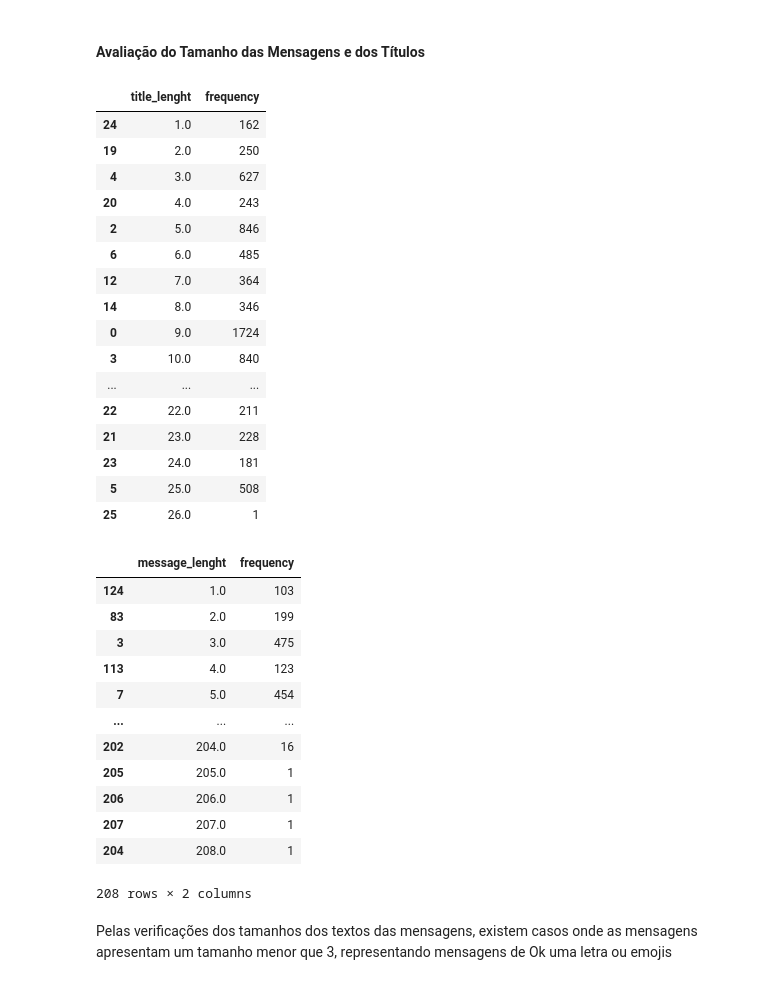
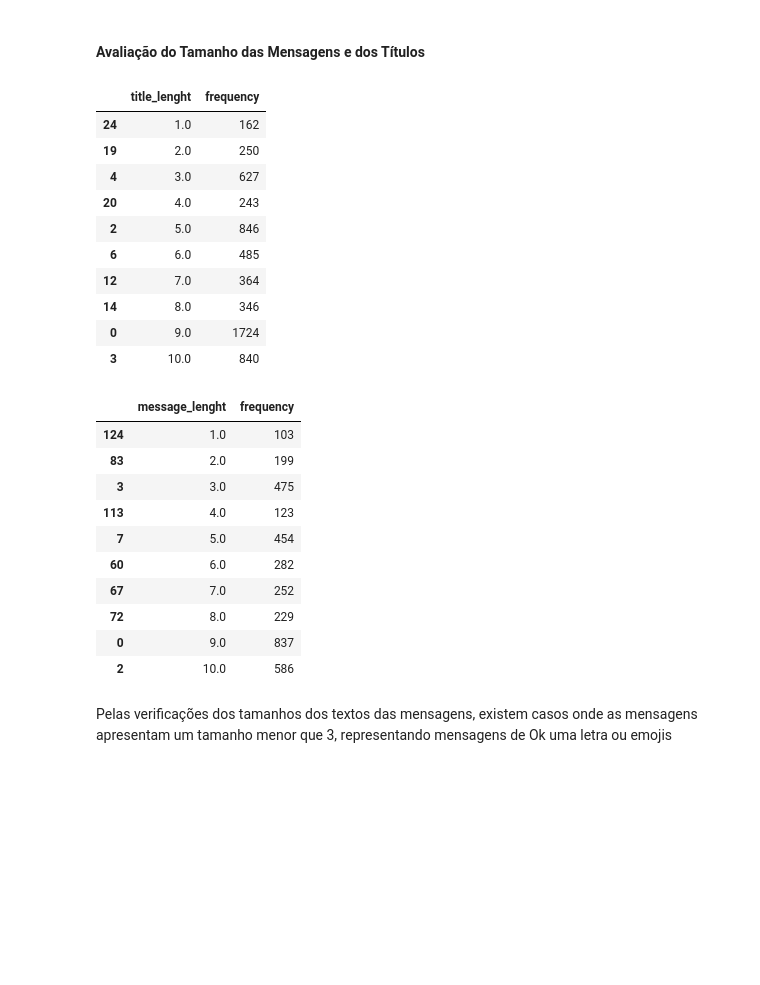
Before and after one commit to rpf991/Ecommerce_Classificador_Sentimentos, a Jupyter notebook: validacao_dados.ipynb, the cells around one changed output. Drawn from its saved outputs; the diff is of its cells as text; code cells hidden in the pictures; blank space fills up the shorter version.

```diff
--- a/validacao_dados.ipynb
+++ b/validacao_dados.ipynb
@@ -137,54 +156,46 @@ df_filtrado[df_filtrado['review_comment_title'].isna()]
 # %%
 df_avaliacao_textos = df_order_reviews[['review_id','review_comment_message', 'review_comment_title']]
 
 df_avaliacao_textos['title_lenght'] = df_avaliacao_textos['review_comment_title'].str.len()
 df_avaliacao_textos['message_lenght'] = df_avaliacao_textos['review_comment_message'].str.len()
 
 # Avaliação da frequência dos tamanhos dos títulos
 df_title_length_frequency = (
     df_avaliacao_textos['title_lenght'].value_counts()\
     .reset_index(name='frequency').sort_values(by='title_lenght', ascending=True)
 )
-display(df_title_length_frequency)
+display(df_title_length_frequency.head(10))
 
 
 # Avaliação da frequência dos tamanhos das mensagens
 df_message_length_frequency = (
     df_avaliacao_textos['message_lenght'].value_counts()\
     .reset_index(name='frequency').sort_values(by='message_lenght', ascending=True)
 )
-display(df_message_length_frequency)
+display(df_message_length_frequency.head(10))
 # %% [output]
 |  | title_lenght | frequency |
 | 24 | 1.0 | 162 |
 | 19 | 2.0 | 250 |
 | 4 | 3.0 | 627 |
 | 20 | 4.0 | 243 |
 | 2 | 5.0 | 846 |
 | 6 | 6.0 | 485 |
 | 12 | 7.0 | 364 |
 | 14 | 8.0 | 346 |
 | 0 | 9.0 | 1724 |
 | 3 | 10.0 | 840 |
-| ... | ... | ... |
-| 22 | 22.0 | 211 |
-| 21 | 23.0 | 228 |
-| 23 | 24.0 | 181 |
-| 5 | 25.0 | 508 |
-| 25 | 26.0 | 1 |
 |  | message_lenght | frequency |
 | 124 | 1.0 | 103 |
 | 83 | 2.0 | 199 |
 | 3 | 3.0 | 475 |
 | 113 | 4.0 | 123 |
 | 7 | 5.0 | 454 |
-| ... | ... | ... |
-| 202 | 204.0 | 16 |
-| 205 | 205.0 | 1 |
-| 206 | 206.0 | 1 |
-| 207 | 207.0 | 1 |
-| 204 | 208.0 | 1 |
+| 60 | 6.0 | 282 |
+| 67 | 7.0 | 252 |
+| 72 | 8.0 | 229 |
+| 0 | 9.0 | 837 |
+| 2 | 10.0 | 586 |
-208 rows × 2 columns
 # %% [markdown]
 Pelas verificações dos tamanhos dos textos das mensagens, existem casos onde as mensagens apresentam um tamanho menor que 3, representando mensagens de Ok uma letra ou emojis
 # %%
```
Also changed, not shown: parts of 16 cells of this notebook.
